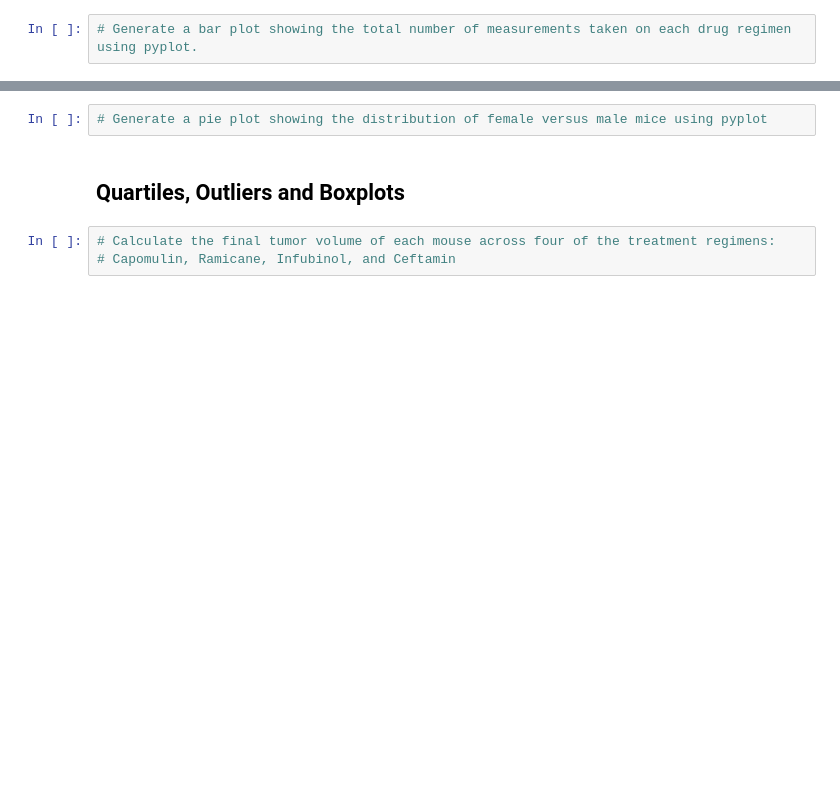
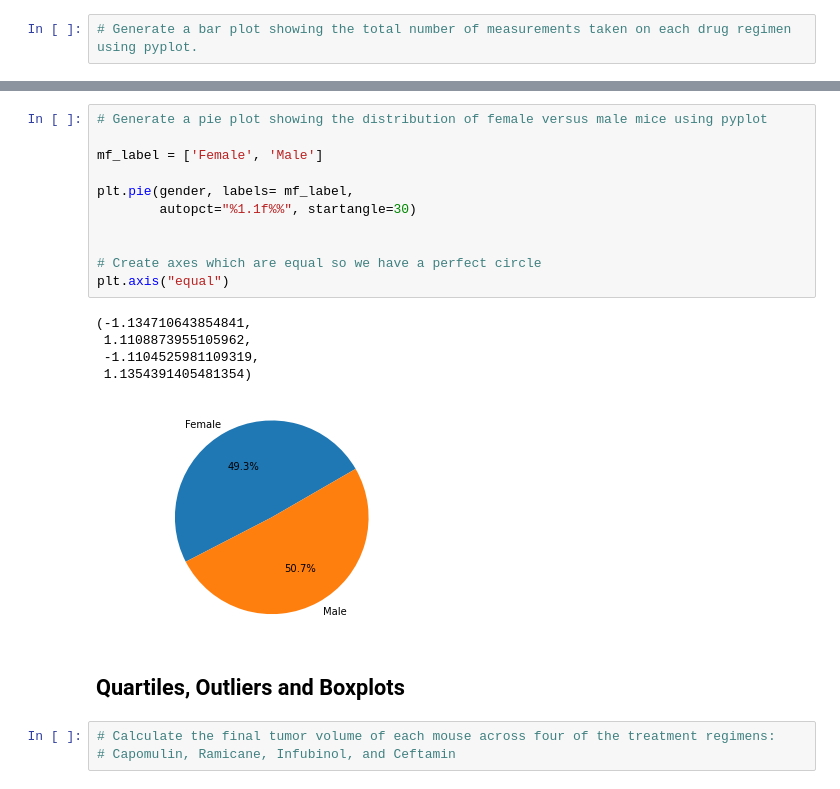
Before and after one commit to moormeierz/Matplotlib, a Jupyter notebook: pymaceuticals_starter.ipynb, the cells around one changed output, grey strips where cells are left out. Cells and saved outputs as stored; diff of their text form; blank space fills up the shorter version.

```diff
--- a/pymaceuticals_starter.ipynb
+++ b/pymaceuticals_starter.ipynb
@@ -198,5 +200,20 @@ pie_chart1 = gender_summary_df.plot.pie(y='Sex',autopct='%1.1f%%', startangle=30
 # %%
 # Generate a pie plot showing the distribution of female versus male mice using pyplot
+
+mf_label = ['Female', 'Male']
+
+plt.pie(gender, labels= mf_label,
+        autopct="%1.1f%%", startangle=30)
+
+
+# Create axes which are equal so we have a perfect circle
+plt.axis("equal")
+# %% [output]
+(-1.134710643854841,
+ 1.1108873955105962,
+ -1.1104525981109319,
+ 1.1354391405481354)
+[figure, added]
 # %% [markdown]
 ## Quartiles, Outliers and Boxplots
 # %%
```
Also changed, not shown: parts of 3 cells of this notebook.
